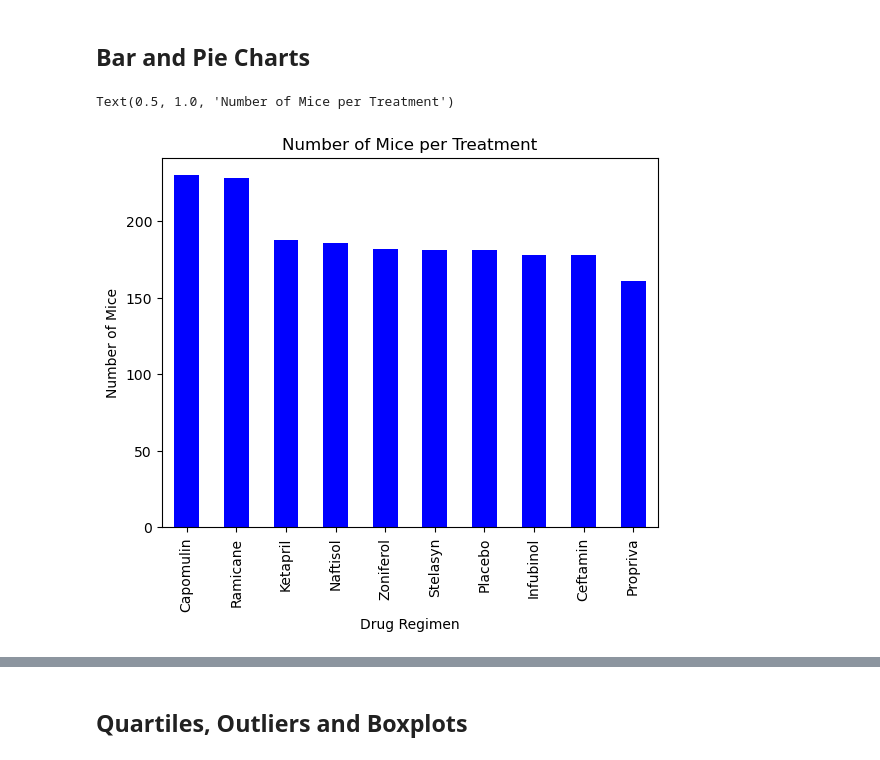
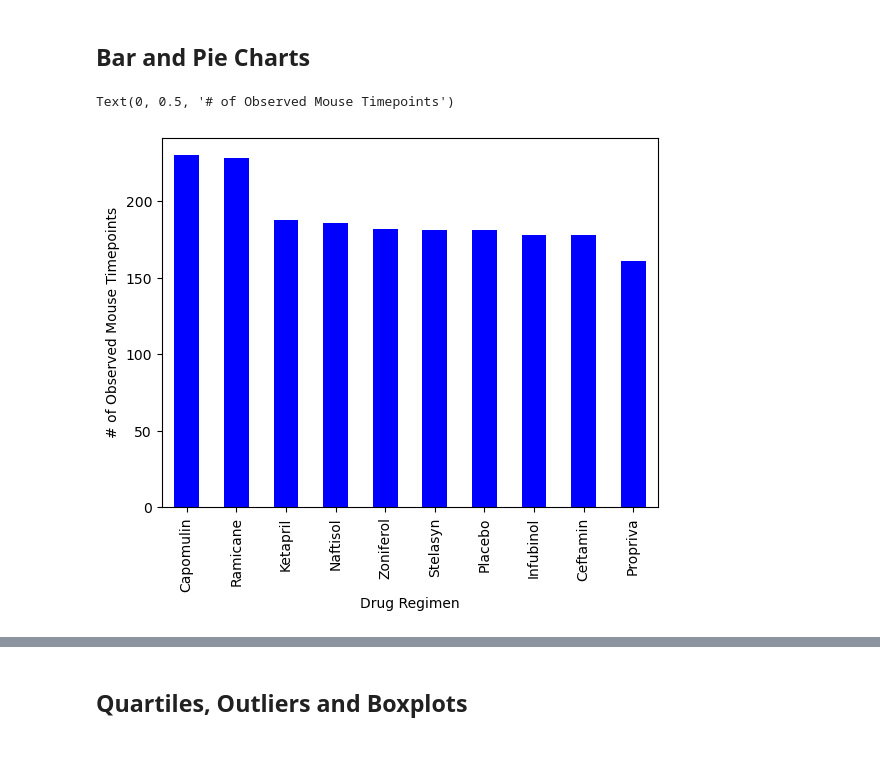
Before and after one commit to myoingco/Matplotlib-challenge, a Jupyter notebook: pymaceuticals.ipynb, the cells around one changed output, grey strips where cells are left out. Saved outputs shown, nothing was run; the diff lists cells and outputs as text; code cells hidden in the pictures.

```diff
--- a/pymaceuticals.ipynb
+++ b/pymaceuticals.ipynb
@@ -52,7 +46,7 @@ id_dup
 # %%
 # Optional: Get all the data for the duplicate mouse ID.
-dup_mice = duplicate_mice.loc[duplicate_mice["Mouse ID"] == "g989", :]
-dup_mice
+duplicate_mice = combined_data.loc[combined_data["Mouse ID"] == "g989", :]
+duplicate_mice
 # %% [output]
 |  | Mouse ID | Timepoint | Tumor Volume (mm3) | Metastatic Sites | Drug Regimen | Sex | Age_months | ... |
 | 107 | g989 | 0 | 45.000000 | 0 | Propriva | Female | 21 | ... |
@@ -68,10 +65,7 @@ dup_mice
 # %%
 # Create a clean DataFrame by dropping the duplicate mouse by its ID.
-
-clean_df = combined_data[combined_data['Mouse ID'].isin(dup_mice)==False]
-
-# Print out the clean DataFrame
-clean_df.head()
+cleaned_df = combined_data[combined_data['Mouse ID'].isin(duplicate_mice)==False]
+cleaned_df.head()
 # %% [output]
 |  | Mouse ID | Timepoint | Tumor Volume (mm3) | Metastatic Sites | Drug Regimen | Sex | Age_months | ... |
 | 0 | b128 | 0 | 45.0 | 0 | Capomulin | Female | 9 | ... |
@@ -144,14 +137,12 @@ summary_agg
 ## Bar and Pie Charts
 # %%
 # Generate a bar plot showing the total number of rows (Mouse ID/Timepoints) for each drug regimen using Pandas.
-mice_count = clean_df["Drug Regimen"].value_counts()
-mice_count
-plot_pandas = mice_count.plot.bar(color='b')
+miceid_count = cleaned_df["Drug Regimen"].value_counts()
+pandas_plot = mice_count.plot.bar(color='b')
 plt.xlabel("Drug Regimen")
-plt.ylabel("Number of Mice")
-plt.title("Number of Mice per Treatment")
+plt.ylabel("# of Observed Mouse Timepoints")
 # %% [output]
-Text(0.5, 1.0, 'Number of Mice per Treatment')
+Text(0, 0.5, '# of Observed Mouse Timepoints')
-[figure, old version]
+[figure, new version]
 # %%
 # Generate a bar plot showing the total number of rows (Mouse ID/Timepoints) for each drug regimen using pyplot.
```
Also changed, not shown: parts of 17 cells of this notebook.
